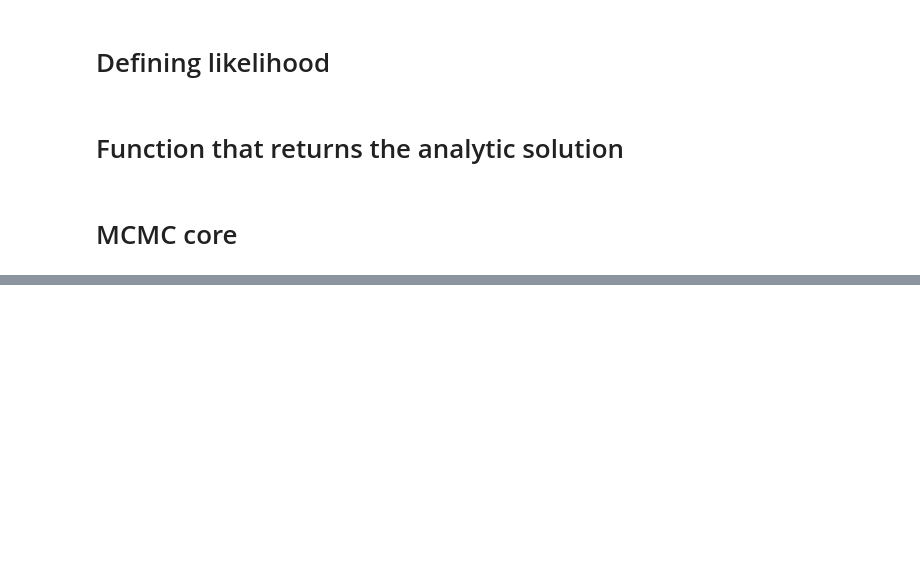
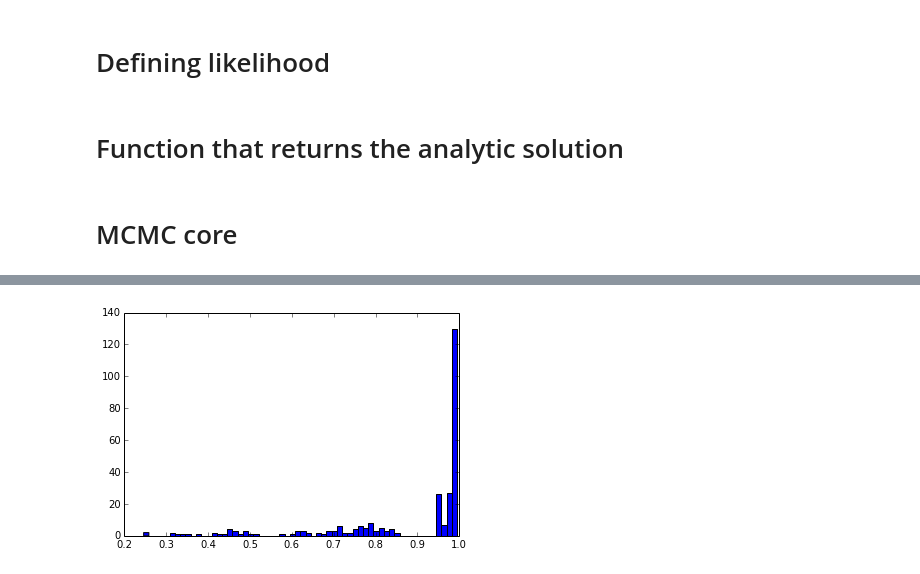
Before and after one commit to jngaravitoc/Lya-MCMC, a Jupyter notebook: code/MCMC_fit.ipynb, the cells around one changed output, grey strips where cells are left out. Cells and saved outputs as stored; diff of their text form; code cells hidden in the pictures; blank space fills up the shorter version.

```diff
--- a/code/MCMC_fit.ipynb
+++ b/code/MCMC_fit.ipynb
@@ -147,0 +135,4 @@ plot(best_x, best_y)
+# %%
+histo = hist(l_walk, bins=60)
+# %% [output]
+[figure, added]
```
Also changed, not shown: parts of 6 cells of this notebook.
